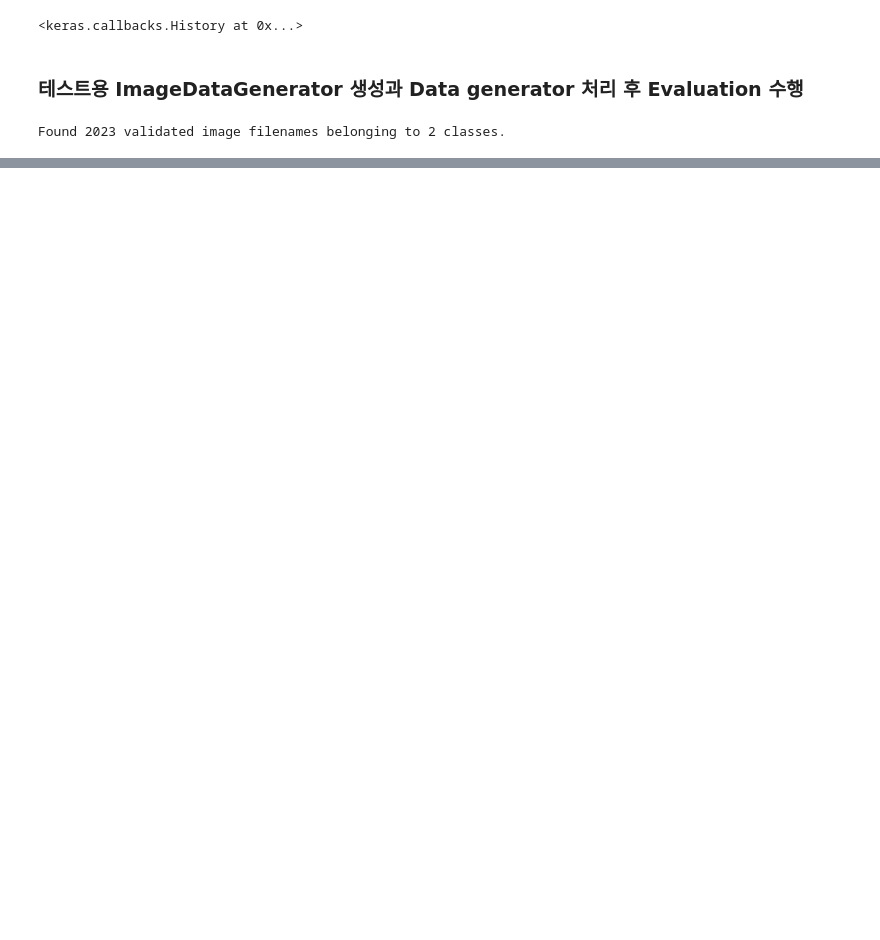
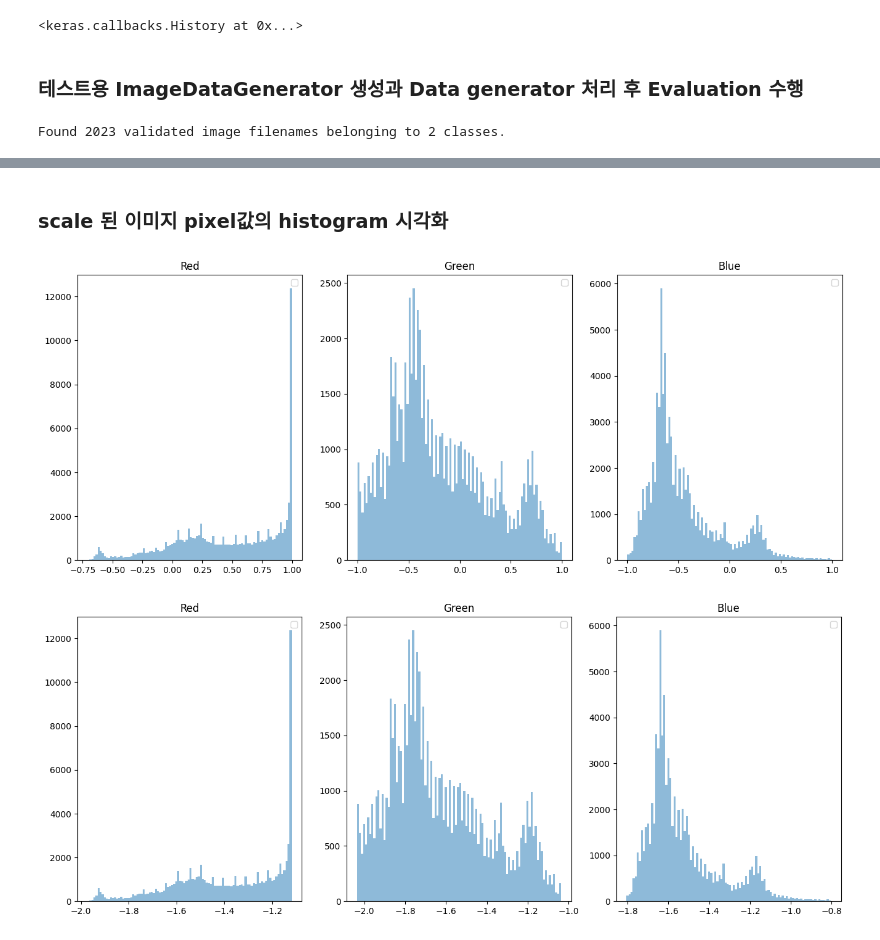
Before and after one commit to jiansim03/CNN, a Jupyter notebook: catdog_gen.ipynb, the cells around one changed output, grey strips where cells are left out. Cells and saved outputs as stored; diff of their text form; code cells hidden in the pictures; blank space fills up the shorter version.

```diff
--- a/catdog_gen.ipynb
+++ b/catdog_gen.ipynb
@@ -689,0 +709,45 @@ model.evaluate(test_flow_gen)
+# %%
+def preprocessing_scaling(x, mode='tf'):
+    if mode == 'tf' :
+        x = x/127.5
+        x -= 1.
+
+    elif mode == 'torch':
+        x = x/255.
+        mean = [0.485, 0.456, 0.406] # imagenet의 평균, 표준편차
+        std = [0.229, 0.224, 0.225]
+
+        x[:, :, 0] = (x[:, :, 0] - mean[0]/std[0])
+        x[:, :, 1] = (x[:, :, 1] - mean[1]/std[1])
+        x[:, :, 2] = (x[:, :, 2] - mean[2]/std[2])
+
+    return x
+
+scaled_image_tf = preprocessing_scaling(image, mode='tf')
+scaled_image_torch = preprocessing_scaling(image, mode='torch')
+# %% [markdown]
+### scale 된 이미지 pixel값의 histogram 시각화
+# %%
+def show_pixel_histogram(image):
+    fig, axs = plt.subplots(nrows=1, ncols=3, figsize=(16,6))
+
+    for i in range(3):
+        # i = 0 : red, i = 1 : Green, i = 2 : Blue
+        axs[i].hist(image[:,:,i].flatten(), bins=100, alpha=0.5) # 반복문 돌며 각 채널 별로 히스토그램 그린다
+        axs[i].legend(loc='upper right') # 범례
+
+        # 서브플롯의 제목 지정
+        if i==0:
+            title_str = 'Red'
+        elif i==1:
+            title_str = 'Green'
+        else:
+            title_str = 'Blue'
+        axs[i].set(title=title_str)
+
+
+show_pixel_histogram(scaled_image_tf) # 각 채널 값이 1 ~ 1 값으로 출력
+show_pixel_histogram(scaled_image_torch) # 각 채널 값이 -2 ~ 2 언저리 값으로 출력
+# %% [output]
+[figure, added]
+[figure, added]
```
Also changed, not shown: parts of 12 cells of this notebook.
